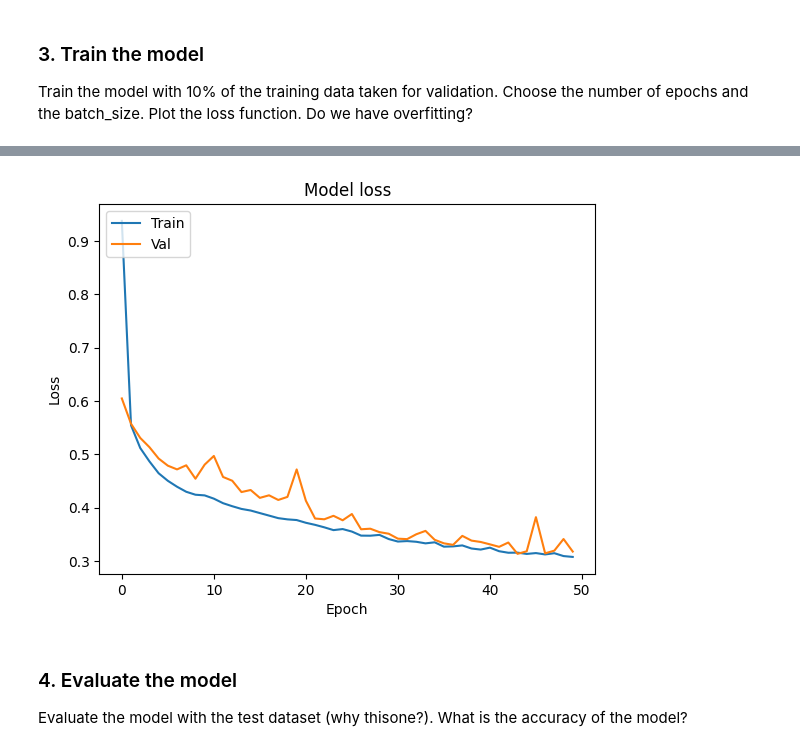
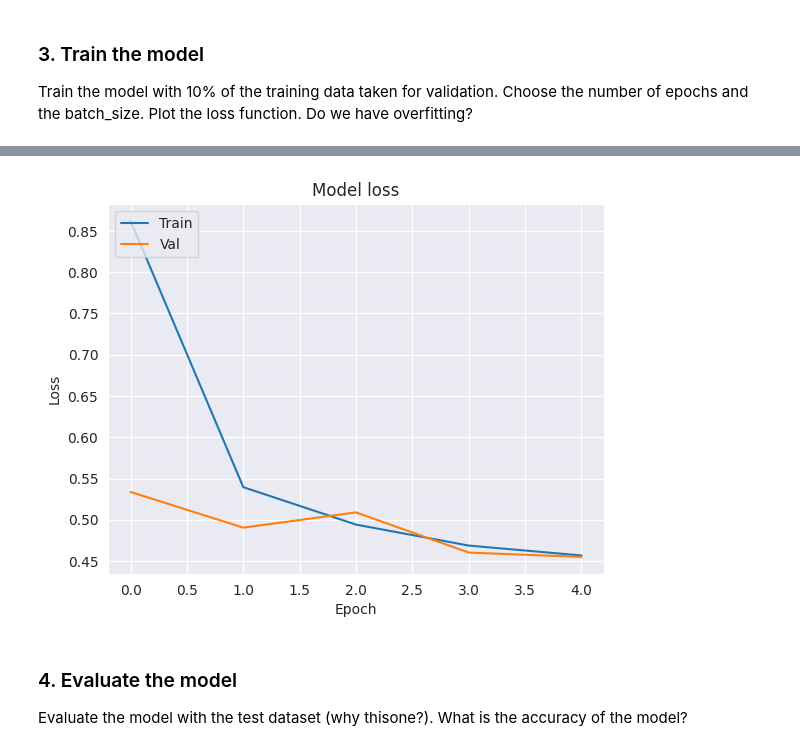
Before and after one commit to anir333/DataAndAInotesYear2Semester1, a Jupyter notebook: Python/dai2_dai3/Week6/06-Artificial neural networks/06.03_NN_Exercises (solutions).ipynb, the cells around one changed output, grey strips where cells are left out. Drawn from its saved outputs; the diff is of its cells as text; code cells hidden in the pictures.

```diff
--- a/Python/dai2_dai3/Week6/06-Artificial neural networks/06.03_NN_Exercises (solutions).ipynb
+++ b/Python/dai2_dai3/Week6/06-Artificial neural networks/06.03_NN_Exercises (solutions).ipynb
@@ -268,7 +266,7 @@ from plot_loss import plot_loss
 history = model.fit(
     x_train, # training input
     y_train, # training targets
-    epochs=50,
+    epochs=5,
     batch_size=32,
     validation_split=0.1,
 )
@@ -295,4 +290,4 @@ Epoch 50/50
-[figure, old version]
+[figure, new version]
 # %% [markdown]
 ### 4. Evaluate the model
 
```
Also changed, not shown: parts of 6 cells of this notebook, 4 other files.
